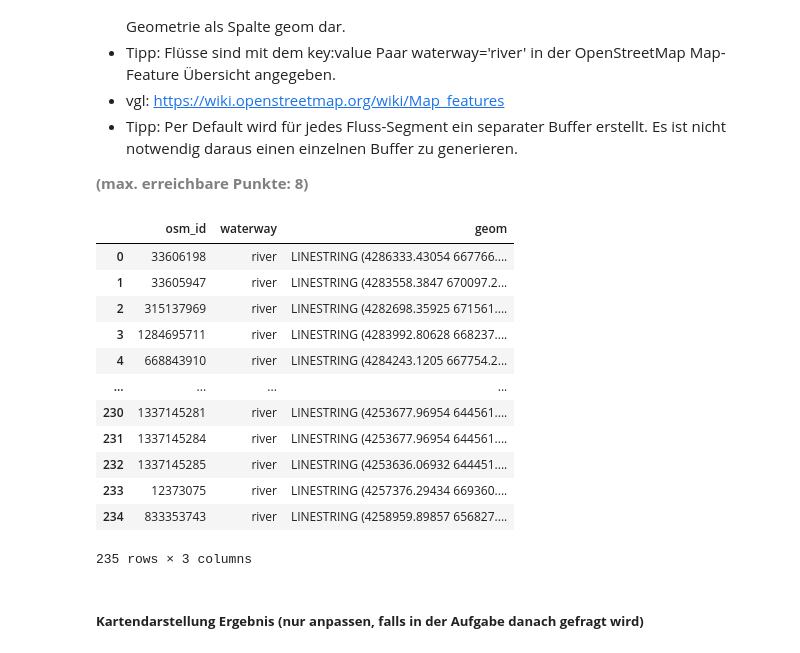
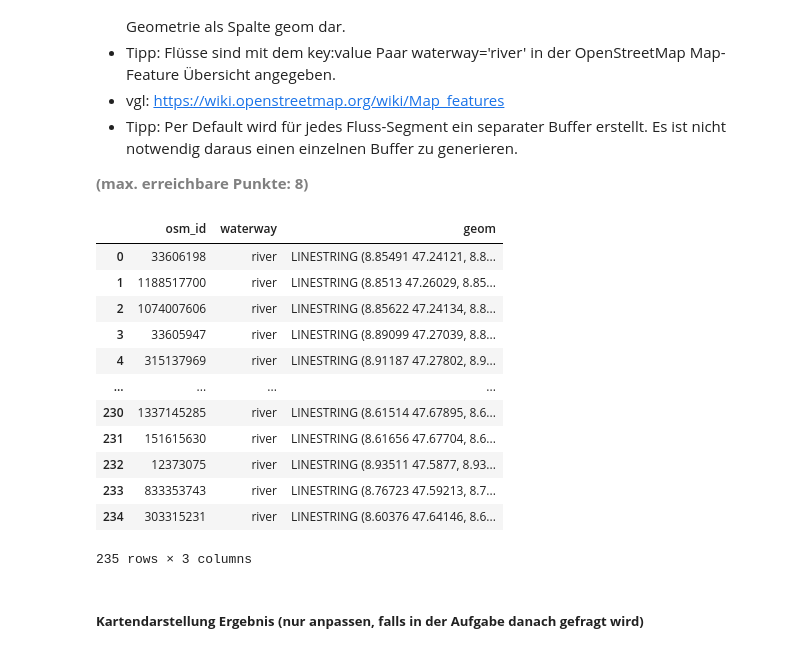
Before and after one commit to migifor-forstmi4/python_postgresql_postgis, a Jupyter notebook: AP03_Management_Raeumliche_Daten.ipynb, the cells around one changed output. Drawn from its saved outputs; the diff is of its cells as text; code cells hidden in the pictures.

```diff
--- a/AP03_Management_Raeumliche_Daten.ipynb
+++ b/AP03_Management_Raeumliche_Daten.ipynb
@@ -466,39 +466,39 @@ m
 # %%
 # Engine für Datenbankverbindung erstellen
 engine = create_engine(db_connection_url)
 
 # Ergänzen Sie die SQL-Abfrage, um die Aufgabe zu lösen
 sql = """SELECT
             p.osm_id,
             p.waterway,
-            st_transform(p.way::geometry, 4328) AS geom
+            st_transform(p.way::geometry, 4326) AS geom
          FROM
             planet_osm_line AS p
          WHERE
             p.waterway = 'river'
      ;"""
 
 # Ergebnis in GeoDataFrame abspeichern
 gdf = gpd.GeoDataFrame.from_postgis(sql, engine)
 
 # Datenbankverbindung trennen
 engine.dispose()
 
 # Zeigen des GeoDataFrames
 gdf
 # %% [output]
 |  | osm_id | waterway | geom |
-| 0 | 33606198 | river | LINESTRING (4286333.43054 667766.... |
-| 1 | 33605947 | river | LINESTRING (4283558.3847 670097.2... |
-| 2 | 315137969 | river | LINESTRING (4282698.35925 671561.... |
-| 3 | 1284695711 | river | LINESTRING (4283992.80628 668237.... |
-| 4 | 668843910 | river | LINESTRING (4284243.1205 667754.2... |
+| 0 | 33606198 | river | LINESTRING (8.85491 47.24121, 8.8... |
+| 1 | 1188517700 | river | LINESTRING (8.8513 47.26029, 8.85... |
+| 2 | 1074007606 | river | LINESTRING (8.85622 47.24134, 8.8... |
+| 3 | 33605947 | river | LINESTRING (8.89099 47.27039, 8.8... |
+| 4 | 315137969 | river | LINESTRING (8.91187 47.27802, 8.9... |
 | ... | ... | ... | ... |
-| 230 | 1337145281 | river | LINESTRING (4253677.96954 644561.... |
-| 231 | 1337145284 | river | LINESTRING (4253677.96954 644561.... |
-| 232 | 1337145285 | river | LINESTRING (4253636.06932 644451.... |
-| 233 | 12373075 | river | LINESTRING (4257376.29434 669360.... |
-| 234 | 833353743 | river | LINESTRING (4258959.89857 656827.... |
+| 230 | 1337145285 | river | LINESTRING (8.61514 47.67895, 8.6... |
+| 231 | 151615630 | river | LINESTRING (8.61656 47.67704, 8.6... |
+| 232 | 12373075 | river | LINESTRING (8.93511 47.5877, 8.93... |
+| 233 | 833353743 | river | LINESTRING (8.76723 47.59213, 8.7... |
+| 234 | 303315231 | river | LINESTRING (8.60376 47.64146, 8.6... |
 235 rows × 3 columns
 # %% [markdown]
 ##### <b>Kartendarstellung Ergebnis (nur anpassen, falls in der Aufgabe danach gefragt wird)</b>
```
Also changed, not shown: parts of 5 cells of this notebook.
